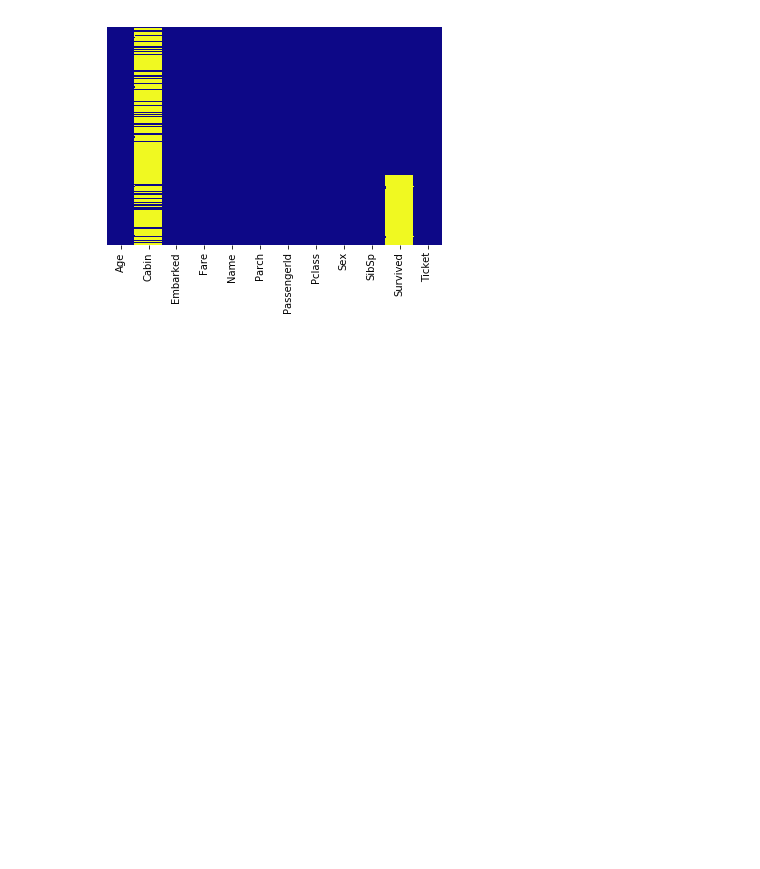
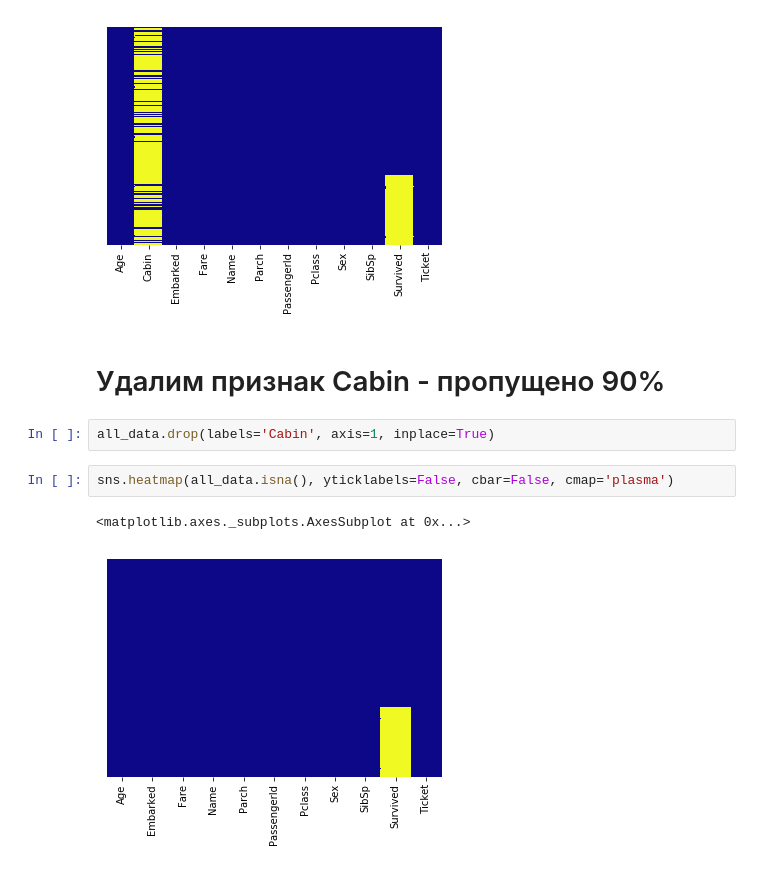
Before and after one commit to DmKuzin/kaggle_titanic, a Jupyter notebook: Titanic2.ipynb, the cells around one changed output. Drawn from its saved outputs; the diff is of its cells as text; blank space fills up the shorter version.

Commit message:
работа с признаками

```diff
--- a/Titanic2.ipynb
+++ b/Titanic2.ipynb
@@ -174,3 +174,12 @@ sns.heatmap(all_data.isna(),yticklabels=False,cbar=False, cmap='plasma')
 # %% [output]
 <matplotlib.axes._subplots.AxesSubplot at 0x...>
 [figure]
+# %% [markdown]
+# Удалим признак Cabin - пропущено 90%
+# %%
+all_data.drop(labels='Cabin', axis=1, inplace=True)
+# %%
+sns.heatmap(all_data.isna(), yticklabels=False, cbar=False, cmap='plasma')
+# %% [output]
+<matplotlib.axes._subplots.AxesSubplot at 0x...>
+[figure, added]
```
Also changed, not shown: parts of 11 cells of this notebook.
